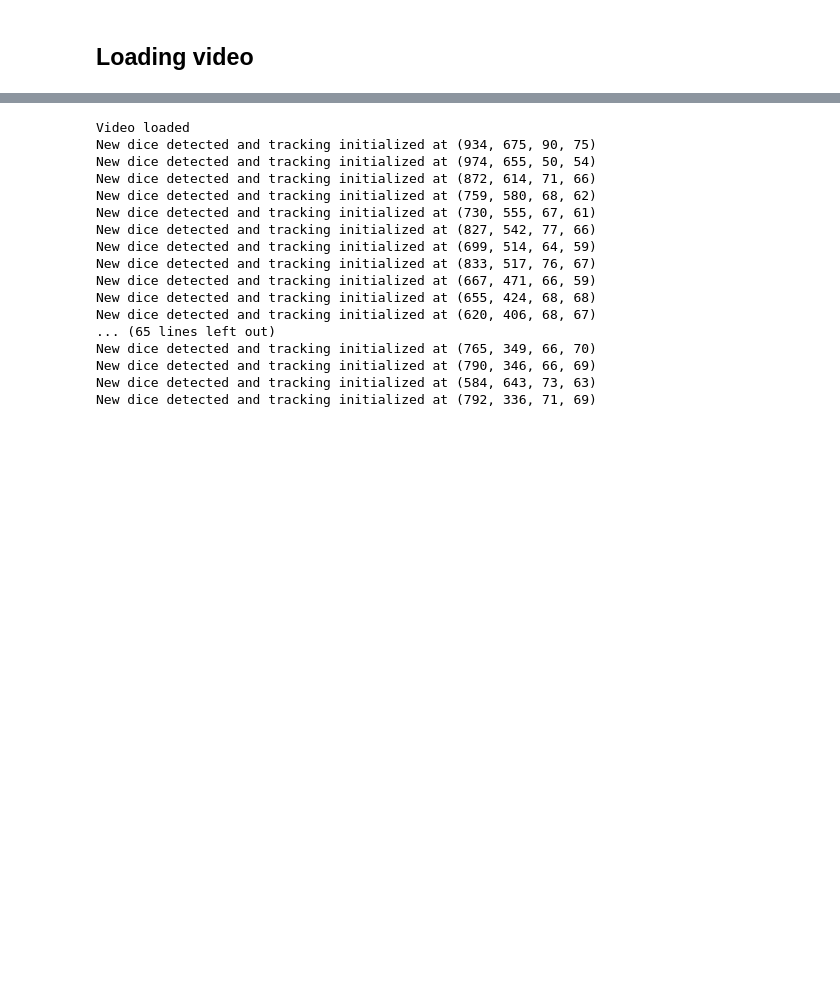
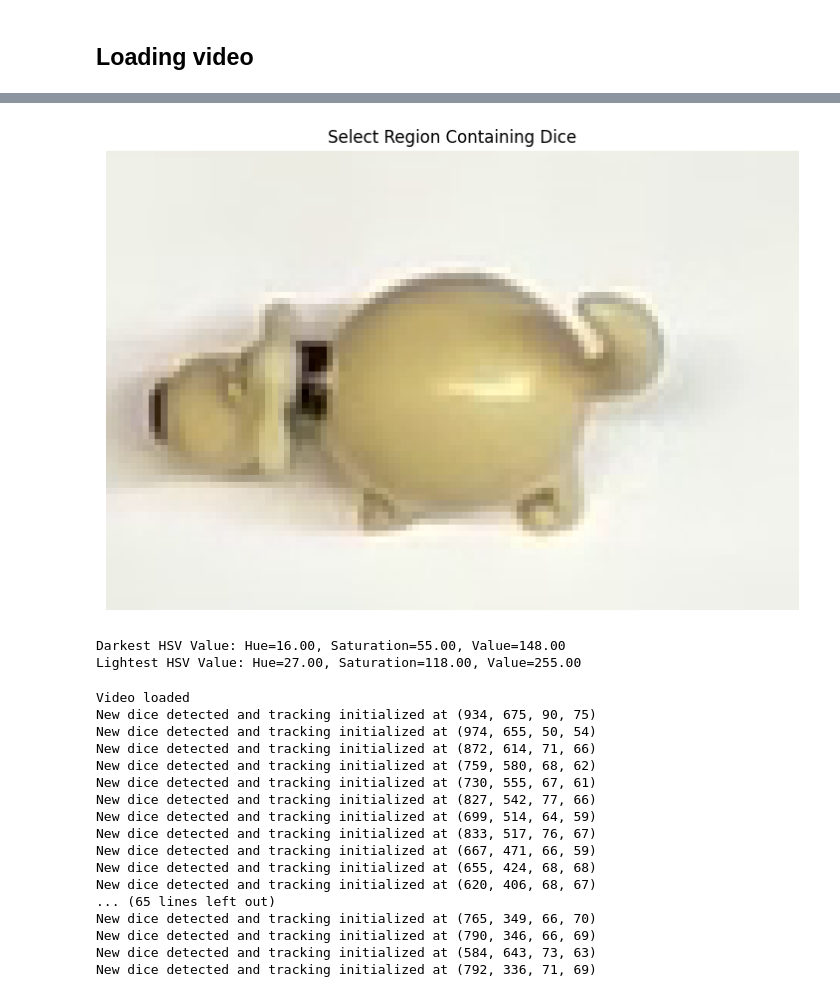
Before and after one commit to Bialkasss/CV-BoardGame, a Jupyter notebook: first_run.ipynb, the cells around one changed output, grey strips where cells are left out. Saved outputs shown, nothing was run; the diff lists cells and outputs as text; code cells hidden in the pictures; blank space fills up the shorter version.

```diff
--- a/first_run.ipynb
+++ b/first_run.ipynb
@@ -344,43 +347,47 @@ temp_o_1_width, temp_o_1_height = temp_o_1.shape[:2]
 # %%
-#EXTRACT COLORS WITH ROI
+# EXTRACT COLORS WITH ROI
 
-# import cv2
-# import numpy as np
-# from matplotlib import pyplot as plt
+import cv2
+import numpy as np
+from matplotlib import pyplot as plt
 
-# # Load the image
-# dice_image_path = './materials/kostks.png'  # Replace with the path to your dice image
-# image = cv2.imread(dice_image_path)
-# image_rgb = cv2.cvtColor(image, cv2.COLOR_BGR2RGB)  # Convert BGR to RGB for visualization
+# Load the image
+dice_image_path = './materials/light_dog.png'  # Replace with the path to your dice image
+image = cv2.imread(dice_image_path)
+image_rgb = cv2.cvtColor(image, cv2.COLOR_BGR2RGB)  # Convert BGR to RGB for visualization
 
-# # Convert to HSV
-# hsv = cv2.cvtColor(image, cv2.COLOR_BGR2HSV)
+# Convert to HSV
+hsv = cv2.cvtColor(image, cv2.COLOR_BGR2HSV)
 
-# # Show the image
-# plt.figure(figsize=(10, 6))
-# plt.imshow(image_rgb)
-# plt.title('Select Region Containing Dice')
-# plt.axis('off')
-# plt.show()
+# Show the image
+plt.figure(figsize=(10, 6))
+plt.imshow(image_rgb)
+plt.title('Select Region Containing Dice')
+plt.axis('off')
+plt.show()
 
-# # Region selection (using a mouse click in an interactive window)
-# roi = cv2.selectROI("Select Dice Region", image, fromCenter=False, showCrosshair=True)
-# cv2.destroyAllWindows()
+# Region selection (using a mouse click in an interactive window)
+roi = cv2.selectROI("Select Dice Region", image, fromCenter=False, showCrosshair=True)
+cv2.destroyAllWindows()
 
-# # Extract the region containing the dice
-# x, y, w, h = roi
-# dice_region = hsv[y:y+h, x:x+w]
+# Extract the region containing the dice
+x, y, w, h = roi
+dice_region = hsv[y:y+h, x:x+w]
 
-# # Flatten the region to get all pixels
-# pixels = dice_region.reshape(-1, 3)
+# Flatten the region to get all pixels
+pixels = dice_region.reshape(-1, 3)
 
-# # Get minimum and maximum HSV values
-# min_hsv = np.min(pixels, axis=0)
-# max_hsv = np.max(pixels, axis=0)
+# Get minimum and maximum HSV values
+min_hsv = np.min(pixels, axis=0)
+max_hsv = np.max(pixels, axis=0)
 
-# # Print the darkest and lightest HSV values
-# print(f"Darkest HSV Value: Hue={min_hsv[0]:.2f}, Saturation={min_hsv[1]:.2f}, Value={min_hsv[2]:.2f}")
-# print(f"Lightest HSV Value: Hue={max_hsv[0]:.2f}, Saturation={max_hsv[1]:.2f}, Value={max_hsv[2]:.2f}")
+# Print the darkest and lightest HSV values
+print(f"Darkest HSV Value: Hue={min_hsv[0]:.2f}, Saturation={min_hsv[1]:.2f}, Value={min_hsv[2]:.2f}")
+print(f"Lightest HSV Value: Hue={max_hsv[0]:.2f}, Saturation={max_hsv[1]:.2f}, Value={max_hsv[2]:.2f}")
+# %% [output]
+[figure, added]
+Darkest HSV Value: Hue=16.00, Saturation=55.00, Value=148.00
+Lightest HSV Value: Hue=27.00, Saturation=118.00, Value=255.00
 # %%
 import cv2
 import numpy as np
```
Also changed, not shown: parts of 1 cell of this notebook, 3 other files.
